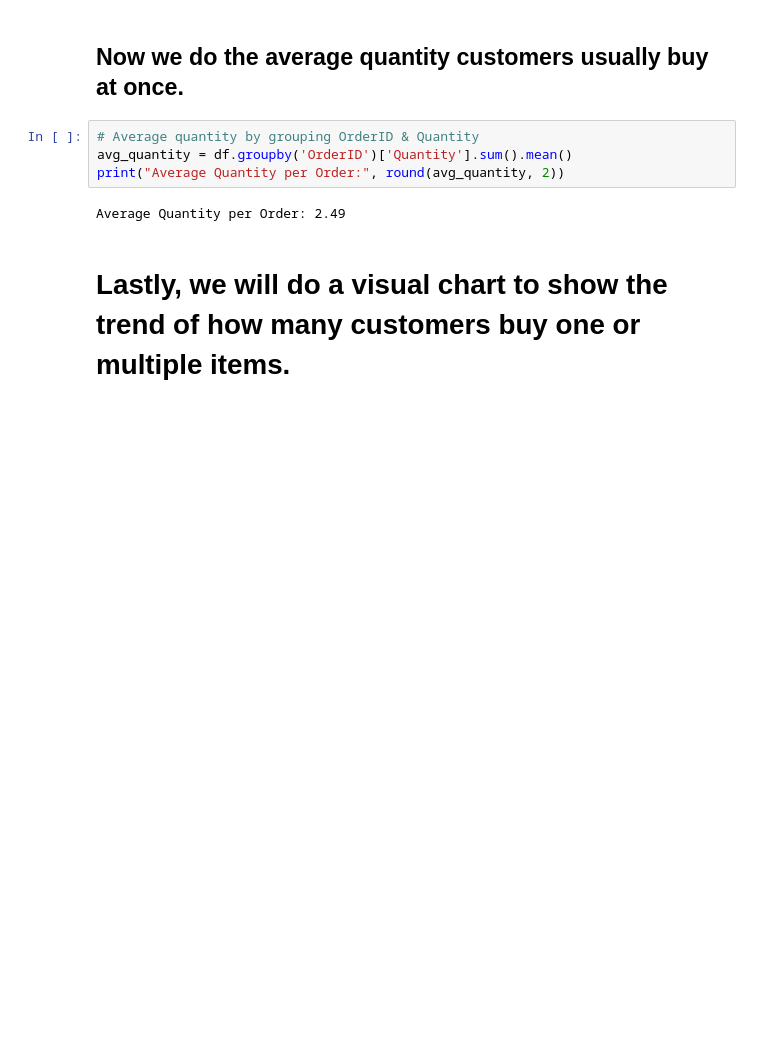
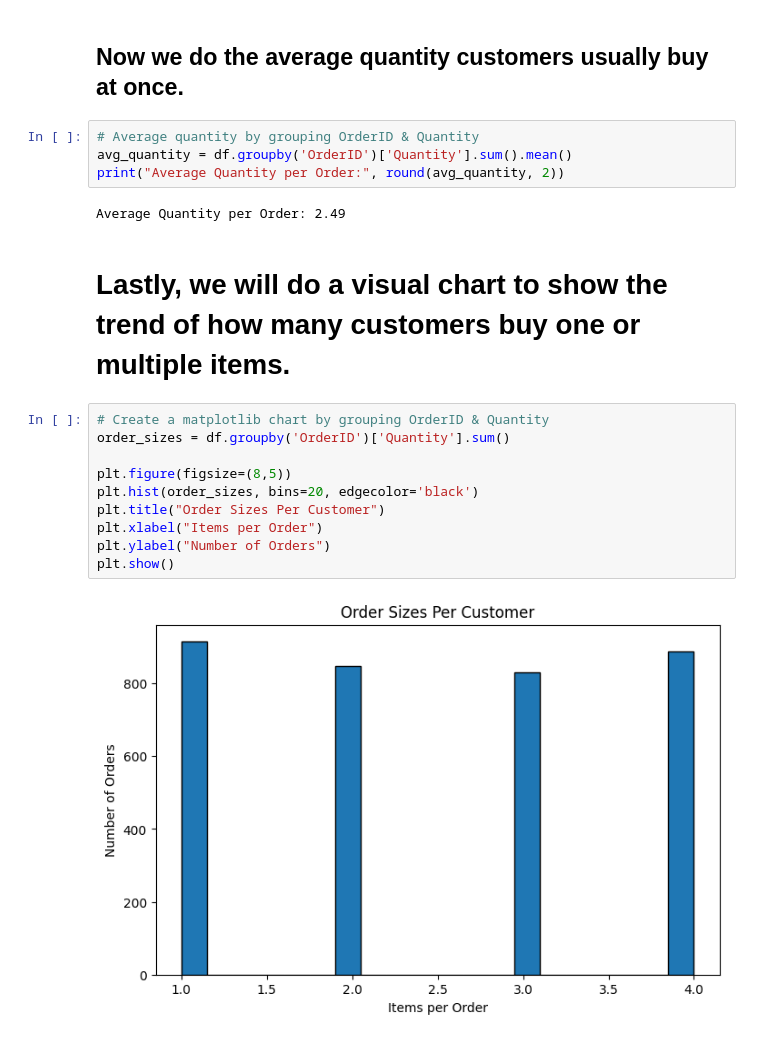
Before and after one commit to malini13-ux/Data_Analysis-Beginner_Project, a Jupyter notebook: beginner_python_code.ipynb, the cells around one changed output. Saved outputs shown, nothing was run; the diff lists cells and outputs as text; blank space fills up the shorter version.

Commit message:
created chart

```diff
--- a/beginner_python_code.ipynb
+++ b/beginner_python_code.ipynb
@@ -255,3 +255,15 @@ print("Average Quantity per Order:", round(avg_quantity, 2))
 Average Quantity per Order: 2.49
 # %% [markdown]
 # Lastly, we will do a visual chart to show the trend of how many customers buy one or multiple items.
+# %%
+# Create a matplotlib chart by grouping OrderID & Quantity
+order_sizes = df.groupby('OrderID')['Quantity'].sum()
+
+plt.figure(figsize=(8,5))
+plt.hist(order_sizes, bins=20, edgecolor='black')
+plt.title("Order Sizes Per Customer")
+plt.xlabel("Items per Order")
+plt.ylabel("Number of Orders")
+plt.show()
+# %% [output]
+[figure, added]
```
